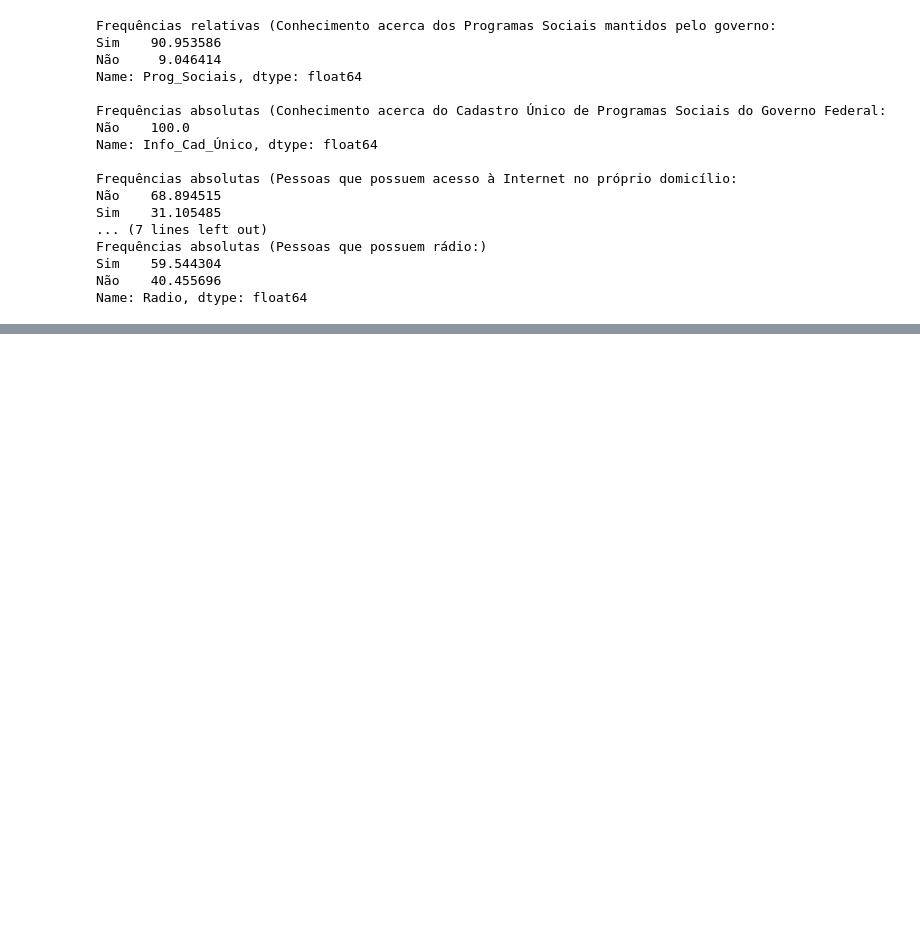
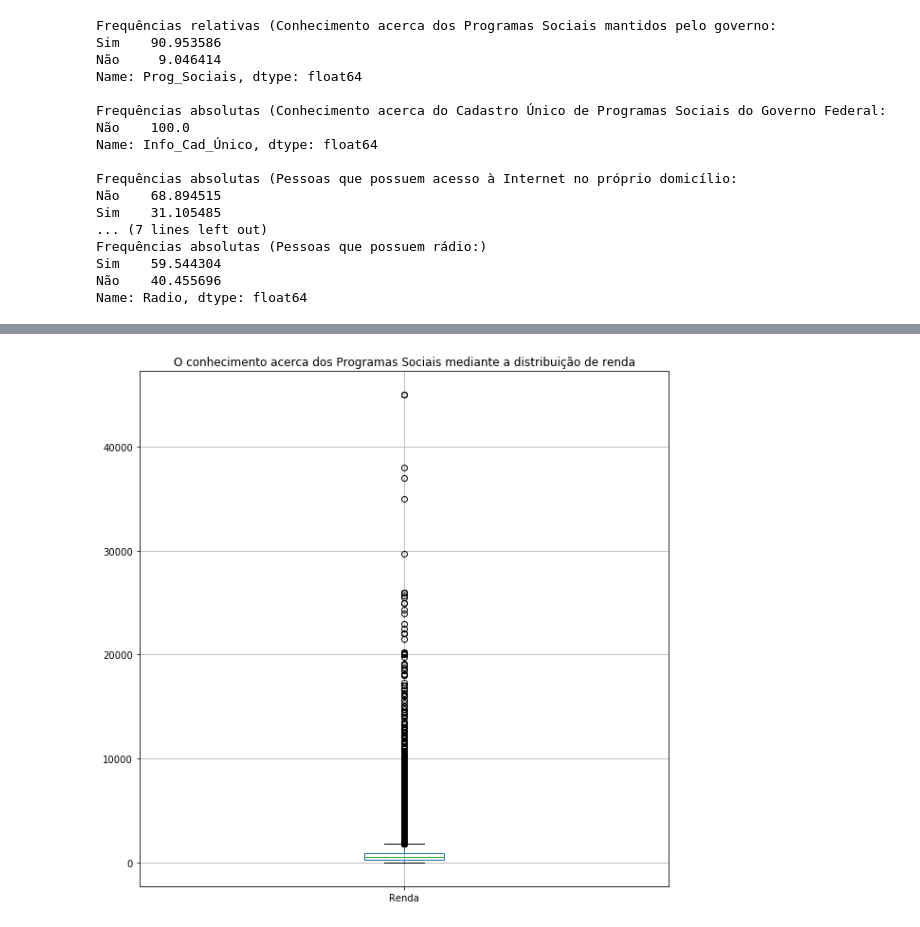
Before and after one commit to tainarasm/Ci-ncia-dos-Dados, a Jupyter notebook: Projeto_1.ipynb, the cells around one changed output, grey strips where cells are left out. Drawn from its saved outputs; the diff is of its cells as text; code cells hidden in the pictures; blank space fills up the shorter version.

```diff
--- a/Projeto_1.ipynb
+++ b/Projeto_1.ipynb
@@ -244,0 +270,15 @@ All                5389  536  5925
+# %%
+renda_program_sociais = pd.DataFrame({'Renda':data.V4621})
+                                     #'Programas_sociais_sim':data.V33002})
+                                     #'Programas_sociais_nao':data.V4621==4})
+renda_program_sociais = renda_program_sociais[(data.UF>=11) & (data.UF<=29)]
+renda_program_sociais = renda_program_sociais[(data.V4622>=0) & (data.V4622<=7)]
+sim = renda_program_sociais[(data.V33002==2)]
+renda_program_sociais = renda_program_sociais.dropna()
+
+
+
+plot = renda_program_sociais.plot(kind='box',title='O conhecimento acerca dos Programas Sociais mediante a distribuição de renda',figsize=(10,10)).grid()
+#plot = plt.subplot(1,2,1)
+# %% [output]
+[figure, added]
```
Also changed, not shown: parts of 7 cells of this notebook.
